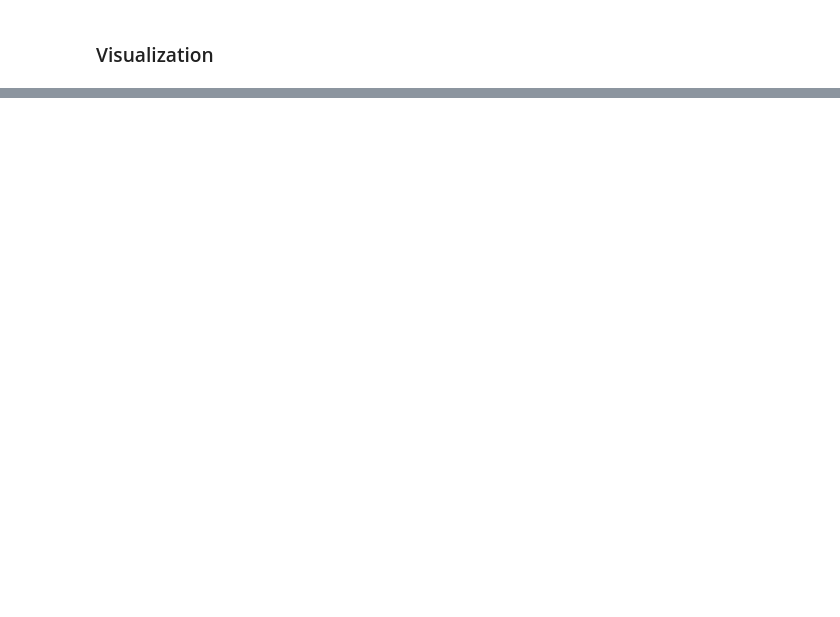
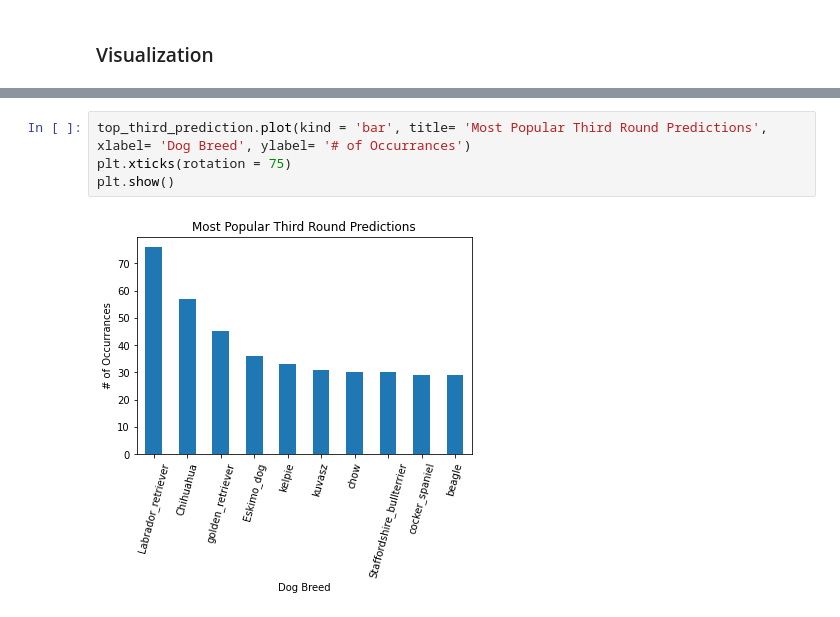
Before and after one commit to jonah-m/Twitter-Data-Cleaning-Project, a Jupyter notebook: wrangle_act.ipynb, the cells around one changed output, grey strips where cells are left out. Cells and saved outputs as stored; diff of their text form; blank space fills up the shorter version.

```diff
--- a/wrangle_act.ipynb
+++ b/wrangle_act.ipynb
@@ -752,0 +827,6 @@ In this section, analyze and visualize your wrangled data. You must produce at l
+# %%
+top_third_prediction.plot(kind = 'bar', title= 'Most Popular Third Round Predictions', xlabel= 'Dog Breed', ylabel= '# of Occurrances')
+plt.xticks(rotation = 75)
+plt.show()
+# %% [output]
+[figure, added]
```
Also changed, not shown: parts of 10 cells of this notebook.
